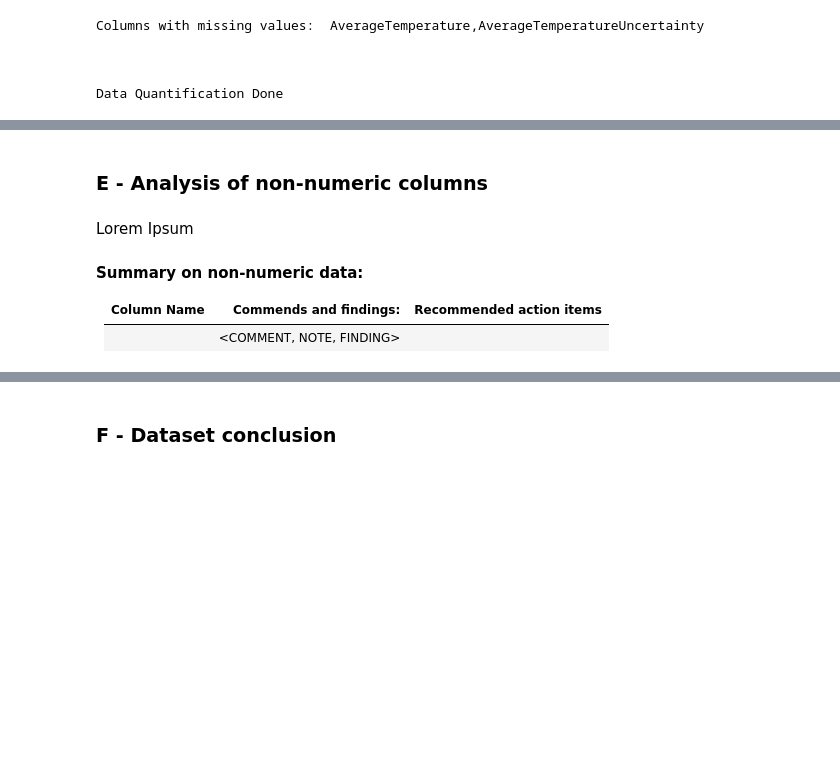
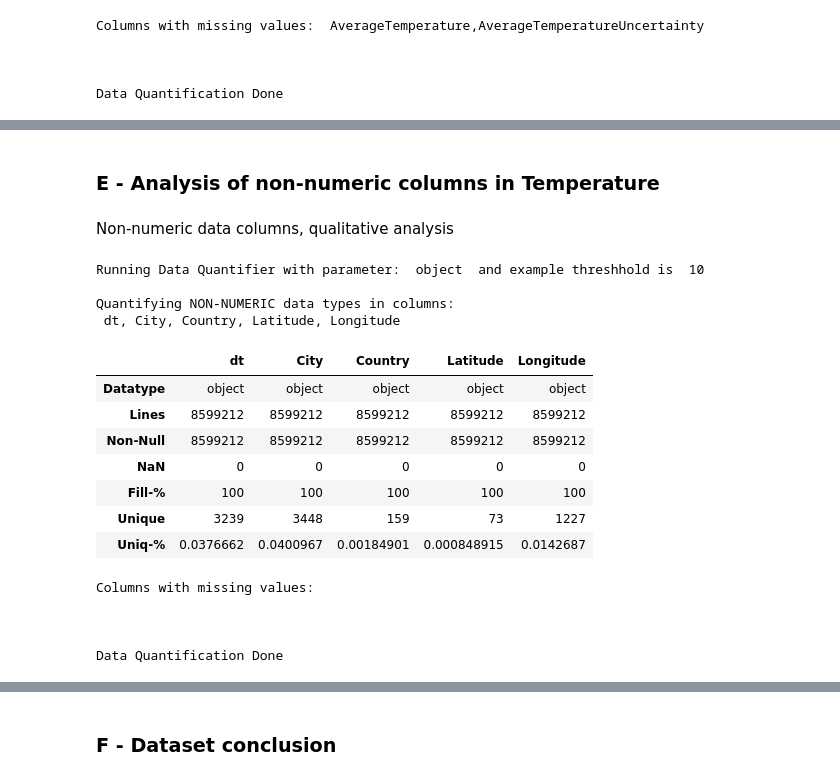
Before and after one commit to StefanSchindewolf/Udac-Capstone, a Jupyter notebook: 01_Main-Project-Notebook.ipynb, the cells around one changed output, grey strips where cells are left out. Drawn from its saved outputs; the diff is of its cells as text; code cells hidden in the pictures; blank space fills up the shorter version.

```diff
--- a/01_Main-Project-Notebook.ipynb
+++ b/01_Main-Project-Notebook.ipynb
@@ -417,10 +474,24 @@ Data Quantification Done
 # %% [markdown]
-### E - Analysis of non-numeric columns
+### E - Analysis of non-numeric columns in Temperature
-# %% [markdown]
-Lorem Ipsum
-# %% [markdown]
-**Summary on non-numeric data:**
-
-| **Column Name** | **Commends and findings:**                  | **Recommended action items** |
-|------------|--------------------------------------------------|----------------------------|
-| <FELD> | <COMMENT, NOTE, FINDING> | <ACTION>
+# %% [markdown]
+Non-numeric data columns, qualitative analysis
+# %%
+quantify_data(csv_df, ['object'])
+# %% [output]
+Running Data Quantifier with parameter:  object  and example threshhold is  10
+
+Quantifying NON-NUMERIC data types in columns:
+ dt, City, Country, Latitude, Longitude
+|  | dt | City | Country | Latitude | Longitude |
+| Datatype | object | object | object | object | object |
+| Lines | 8599212 | 8599212 | 8599212 | 8599212 | 8599212 |
+| Non-Null | 8599212 | 8599212 | 8599212 | 8599212 | 8599212 |
+| NaN | 0 | 0 | 0 | 0 | 0 |
+| Fill-% | 100 | 100 | 100 | 100 | 100 |
+| Unique | 3239 | 3448 | 159 | 73 | 1227 |
+| Uniq-% | 0.0376662 | 0.0400967 | 0.00184901 | 0.000848915 | 0.0142687 |
+Columns with missing values:
+
+
+
+Data Quantification Done
```
Also changed, not shown: parts of 40 cells of this notebook.
